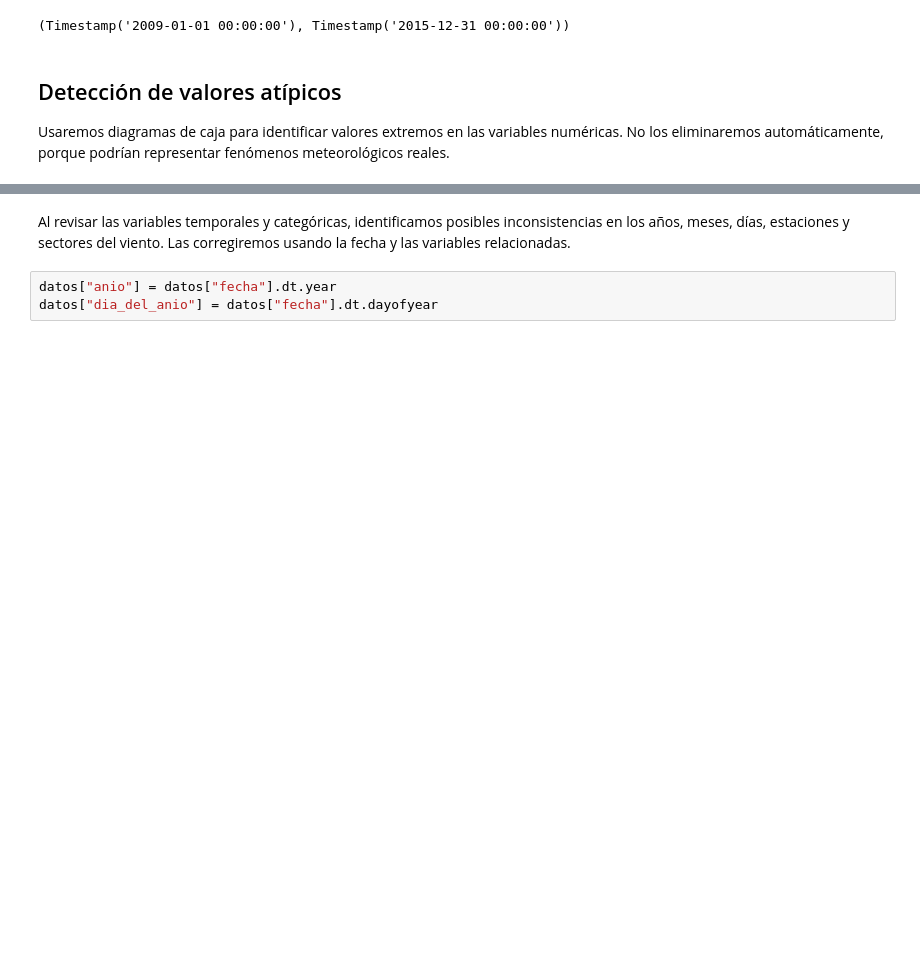
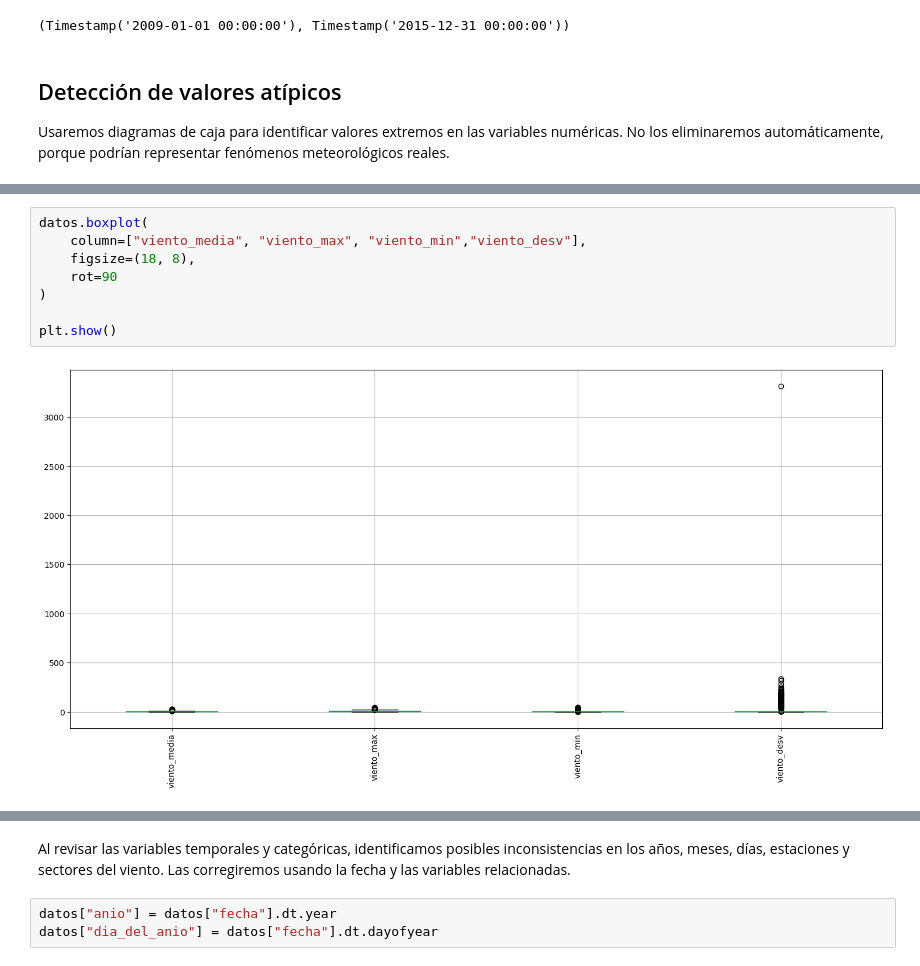
Before and after one commit to SebastianVO15/Laboratorio-1-G11-Aprendizaje-de-maquina, a Jupyter notebook: Laboratorio1_G11.ipynb, the cells around one changed output, grey strips where cells are left out. Saved outputs shown, nothing was run; the diff lists cells and outputs as text; blank space fills up the shorter version.

```diff
--- a/Laboratorio1_G11.ipynb
+++ b/Laboratorio1_G11.ipynb
@@ -263,0 +286,10 @@ plt.show()
+# %%
+datos.boxplot(
+    column=["viento_media", "viento_max", "viento_min","viento_desv"],
+    figsize=(18, 8),
+    rot=90
+)
+
+plt.show()
+# %% [output]
+[figure, added]
```
Also changed, not shown: parts of 20 cells of this notebook.
